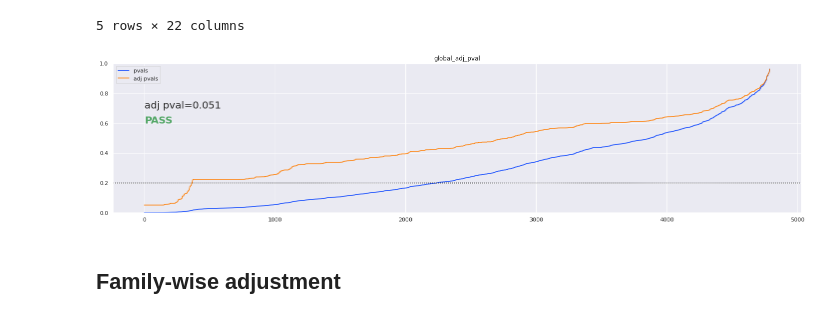
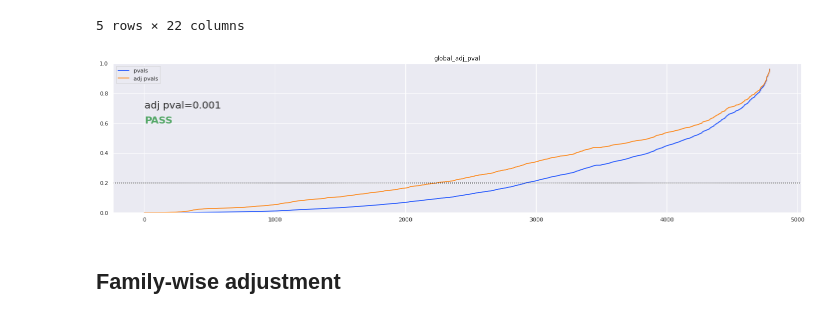
Before and after one commit to ajmal017/amp, a Jupyter notebook: PartTask2751_Master_pipeline_runs_aggregate_results.ipynb, the cells around one changed output. Cells and saved outputs as stored; diff of their text form; code cells hidden in the pictures.

```diff
--- a/PartTask2751_Master_pipeline_runs_aggregate_results.ipynb
+++ b/PartTask2751_Master_pipeline_runs_aggregate_results.ipynb
@@ -179,14 +184,14 @@ results_df.head()
 | 3 | 0.396306 | 0.052056 | 1.096403 | 0.273567 | 0.004568 | 0.083127 | 0.541993 | ... |
 | 4 | 0.220550 | 0.050731 | 0.610164 | 0.542102 | 0.001482 | 0.048448 | 2.033791 | ... |
 5 rows × 22 columns
-# %%
-#Using get_multiple_plots does not allow us to use multipletests_plot with series or dataframe with one column.
-plot.multipletests_plot(
-    results_df["global_adj_pval"].dropna(),
-    threshold=eval_config["global_adj_pval_threshold"],
-)
-# %% [output]
-[figure, removed]
+# %%
+plot.multipletests_plot(
+    pvals = results_df['ttest_pval'],
+    adj_pvals = results_df["global_adj_pval"].dropna(),
+    threshold=eval_config["global_adj_pval_threshold"],
+)
+# %% [output]
+[figure, added]
 # %% [markdown]
 ## Family-wise adjustment
 # %%
```
Also changed, not shown: parts of 5 cells of this notebook, 1 other file.
